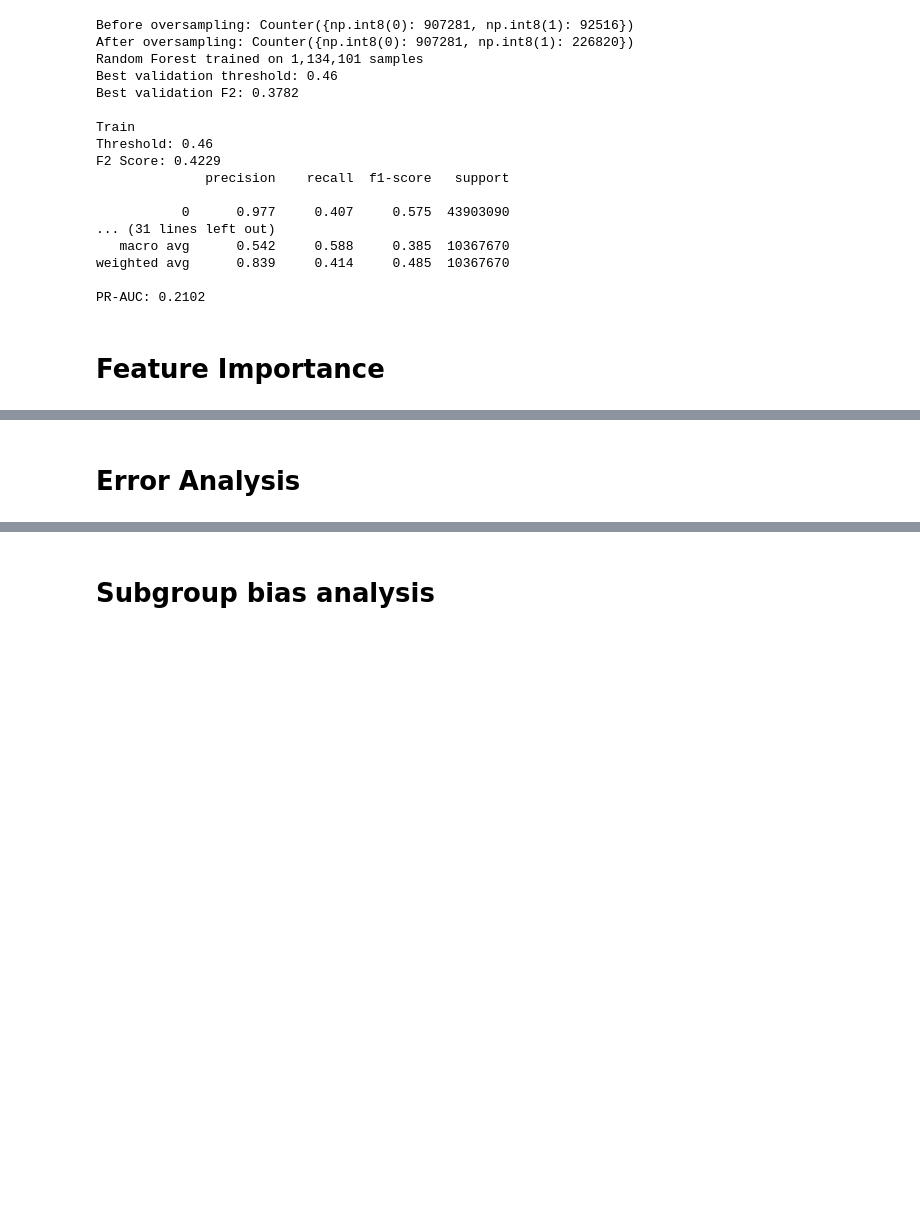
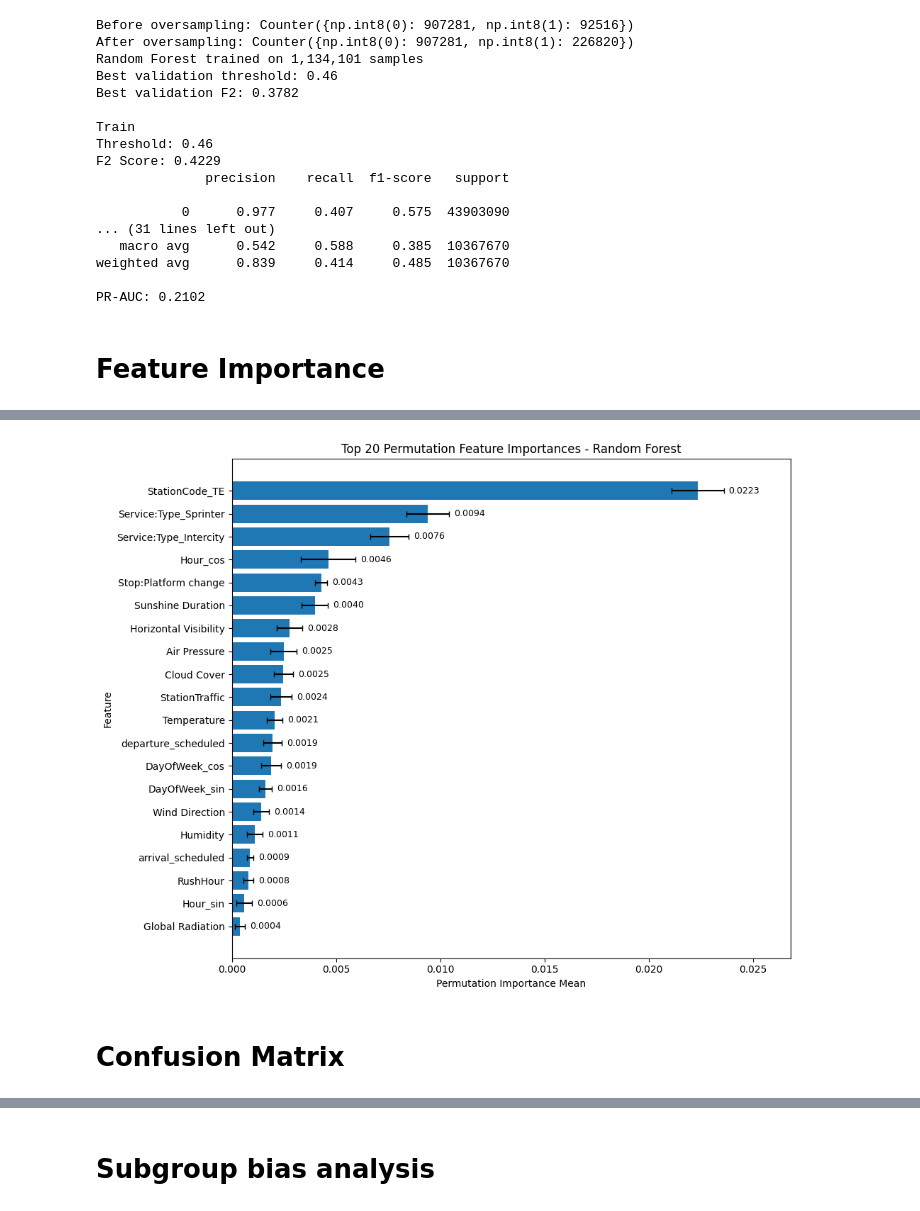
Before and after one commit to ywang0202/master_thesis, a Jupyter notebook: RandomForest.ipynb, the cells around one changed output, grey strips where cells are left out. Cells and saved outputs as stored; diff of their text form; code cells hidden in the pictures; blank space fills up the shorter version.

```diff
--- a/RandomForest.ipynb
+++ b/RandomForest.ipynb
@@ -634,10 +642,16 @@ print(importance_df.head(20))
 # %%
 # Create validation set for permutation importance
-
 X_val_perm, y_val_perm = next(chunk_reader("val_data.csv"))
 
-X_val_perm = X_val_perm.to_numpy(dtype=np.float32, copy=False)
-y_val_perm = y_val_perm.to_numpy(copy=False)
+# Optional: sample validation data to reduce runtime
+sample_size = min(100_000, len(X_val_perm))
+
+X_val_perm = X_val_perm.sample(
+    n=sample_size,
+    random_state=42
+)
+
+y_val_perm = y_val_perm.loc[X_val_perm.index]
 
 print("Permutation validation sample shape:", X_val_perm.shape)
 print("Permutation validation target shape:", y_val_perm.shape)
@@ -660,7 +674,7 @@ perm = permutation_importance(
 )
 
 perm_df = pd.DataFrame({
-    "feature": features,
+    "feature": X_val_perm.columns,
     "importance_mean": perm.importances_mean,
     "importance_std": perm.importances_std
 }).sort_values("importance_mean", ascending=False)
@@ -693,3 +707,46 @@ Top 20 permutation importances:
+# %%
+import matplotlib.pyplot as plt
+
+top_20 = perm_df.head(20).sort_values(
+    "importance_mean",
+    ascending=True
+)
+
+plt.figure(figsize=(10, 8))
+
+bars = plt.barh(
+    top_20["feature"],
+    top_20["importance_mean"],
+    xerr=top_20["importance_std"],
+    capsize=3
+)
+
+# Add value labels to the bars
+plt.bar_label(
+    bars,
+    labels=[f"{v:.4f}" for v in top_20["importance_mean"]],
+    padding=5,
+    fontsize=9
+)
+
+plt.xlabel("Permutation Importance Mean")
+plt.ylabel("Feature")
+plt.title("Top 20 Permutation Feature Importances - Random Forest")
+
+# Add some extra space on the right for labels
+plt.xlim(0, top_20["importance_mean"].max() * 1.20)
+
+plt.tight_layout()
+
+plt.savefig(
+    "figure_permutation_importance_random_forest.png",
+    dpi=300,
+    bbox_inches="tight"
+)
+
+plt.show()
+# %% [output]
+[figure, added]
 # %% [markdown]
-# Error Analysis
+# Confusion Matrix
 # %%
```
Also changed, not shown: parts of 27 cells of this notebook, 20 other files.
